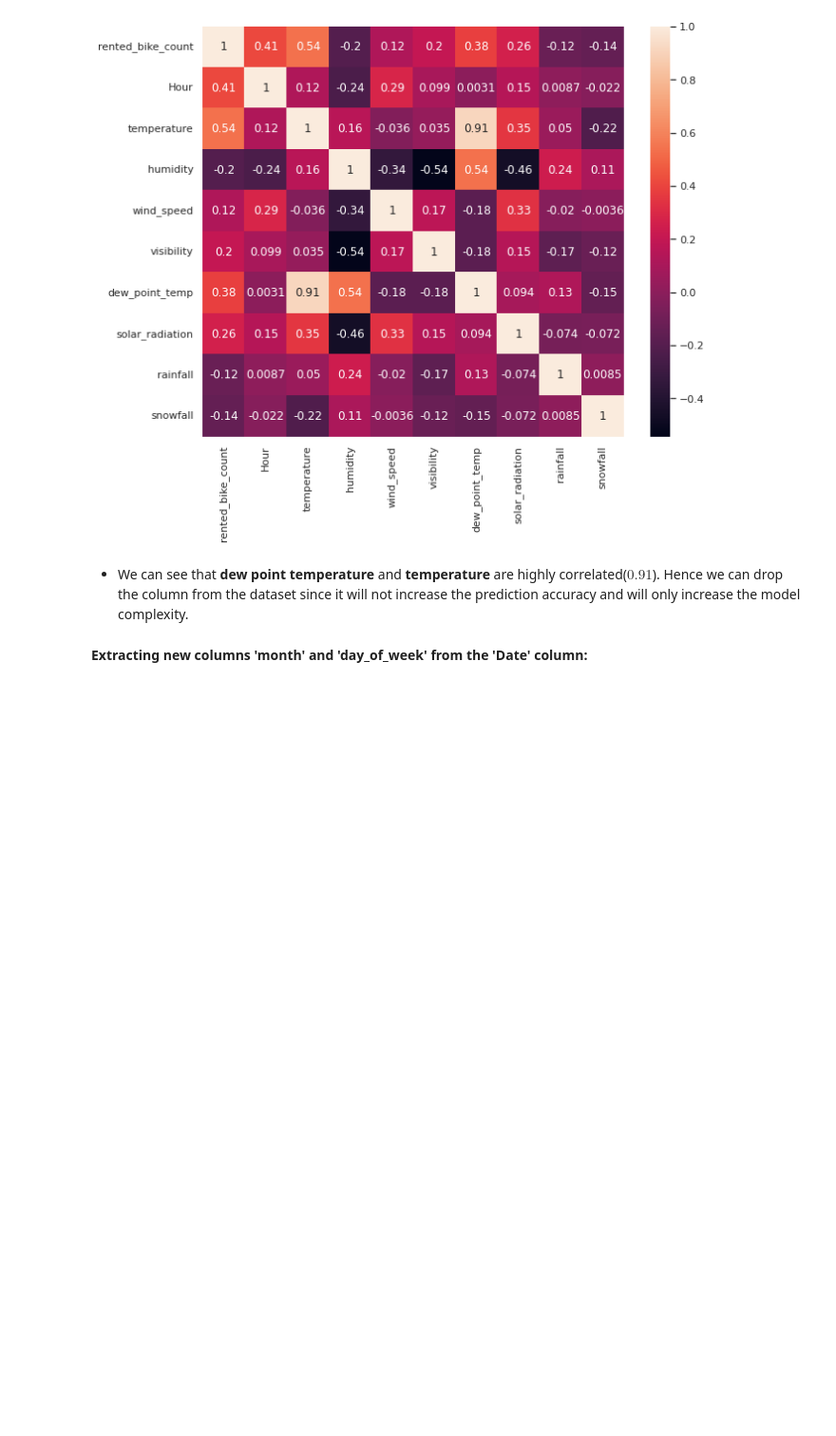
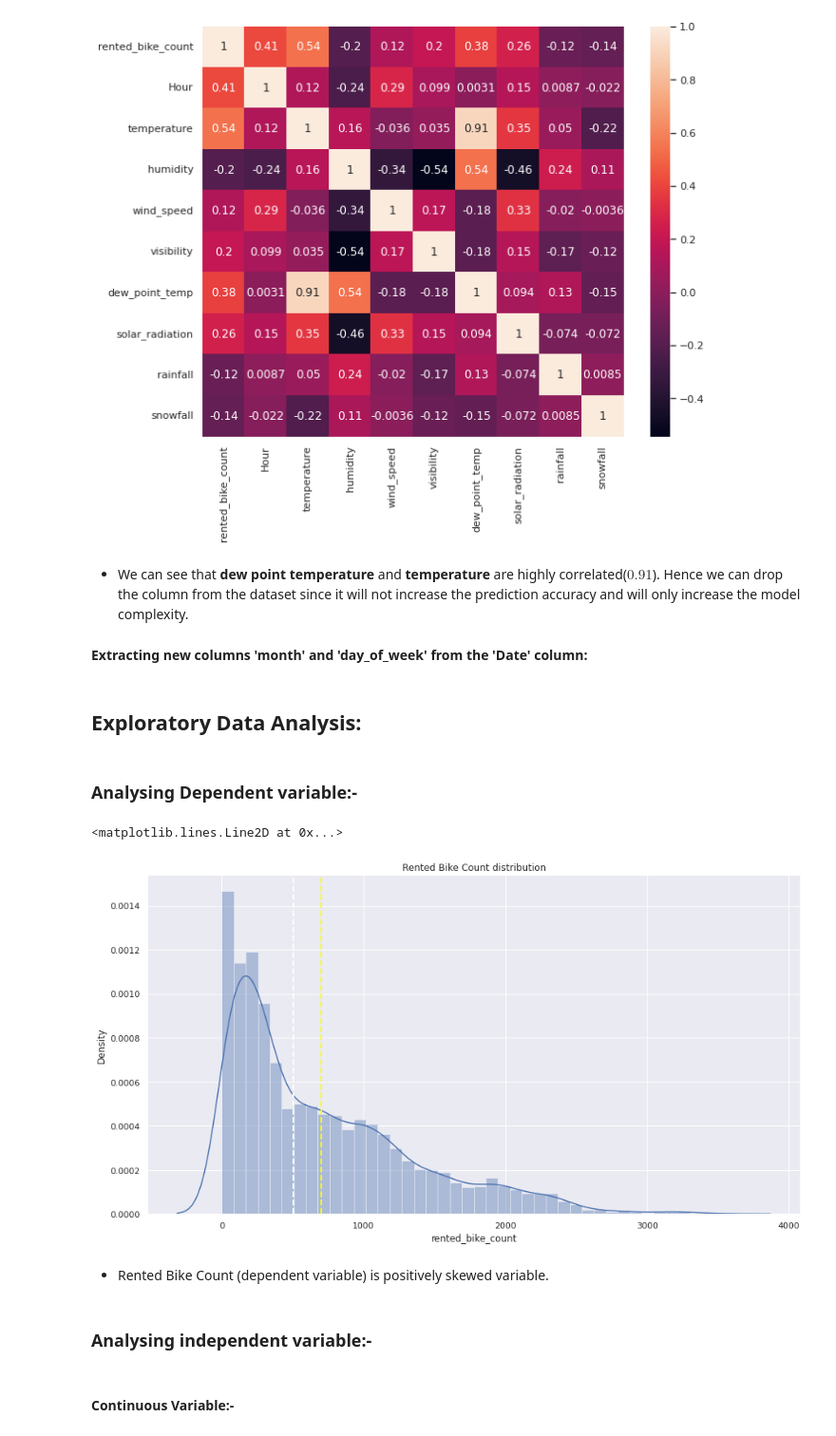
Before and after one commit to vir097/Bike-Sharing-Demand-Prediction---viral-shewale, a Jupyter notebook: Bike_Sharing_Demand_Prediction_Viral_shewale.ipynb, the cells around one changed output. Shown at 95% size. Drawn from its saved outputs; the diff is of its cells as text; code cells hidden in the pictures; blank space fills up the shorter version.

```diff
--- a/Bike_Sharing_Demand_Prediction_Viral_shewale.ipynb
+++ b/Bike_Sharing_Demand_Prediction_Viral_shewale.ipynb
@@ -227,3 +227,24 @@ df['month'] = df['Date'].dt.month
 df['day_of_week'] = df['Date'].dt.dayofweek
 
 # {0:'Monday',1:'Tuesday',2:'Wednesday',3:'Thursday',4:'Friday',5:'Saturday',6:'Sunday'}
+# %% [markdown]
+## **Exploratory Data Analysis:**
+# %% [markdown]
+### **Analysing Dependent variable:-**
+# %%
+# Analysing distribution of rented bike count
+plt.figure(figsize=(15,8))
+sns.distplot(df['rented_bike_count'])
+plt.xlabel('rented_bike_count')
+plt.title('Rented Bike Count distribution')
+plt.axvline(df['rented_bike_count'].mean(), color='yellow', linestyle='dashed', linewidth=2)
+plt.axvline(df['rented_bike_count'].median(), color='white', linestyle='dashed', linewidth=2)
+# %% [output]
+<matplotlib.lines.Line2D at 0x...>
+[figure, added]
+# %% [markdown]
+* Rented Bike Count (dependent variable) is positively skewed variable.
+# %% [markdown]
+### **Analysing independent variable:-**
+# %% [markdown]
+#### **Continuous Variable:-**
```
Also changed, not shown: parts of 33 cells of this notebook.
